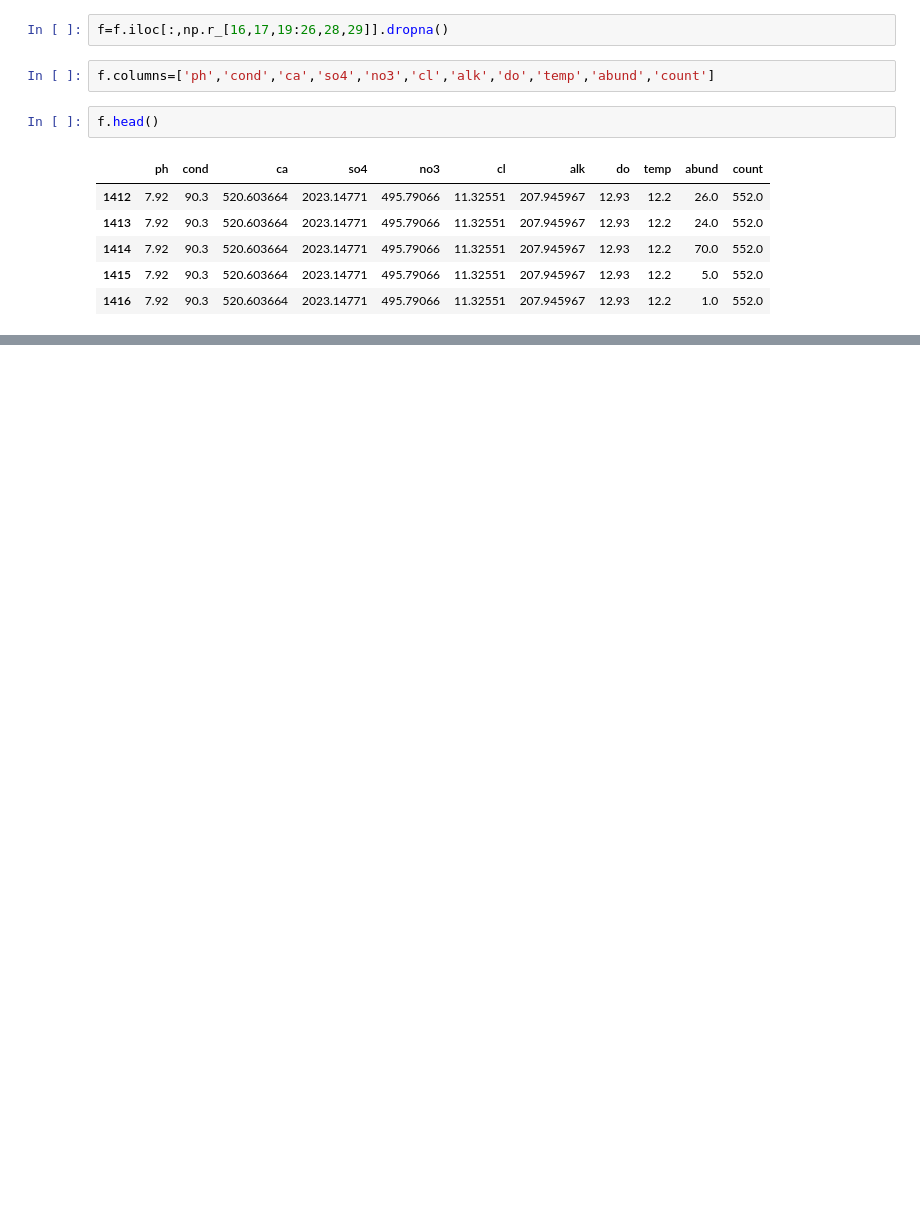
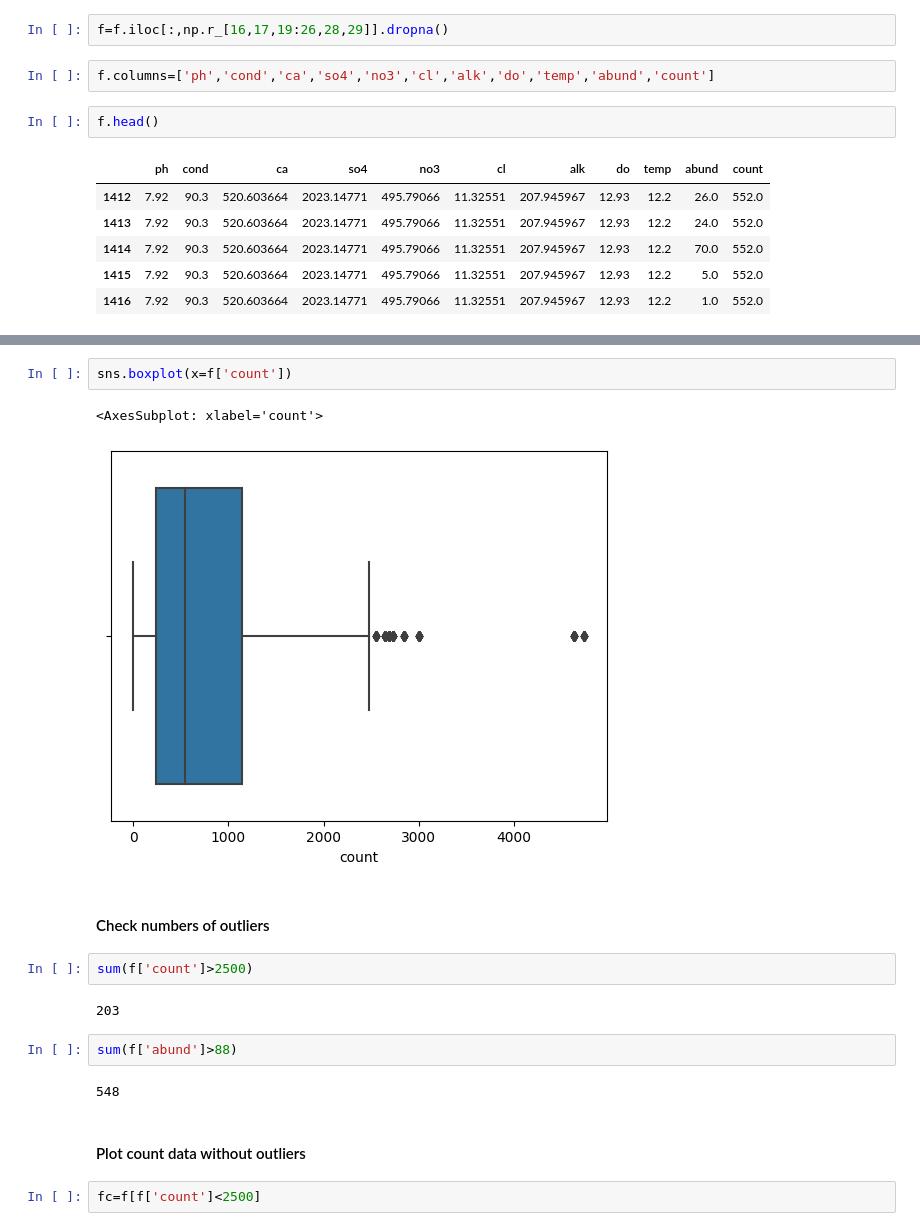
Before and after one commit to ruihan1228/DS, a Jupyter notebook: CapstoneOne/Part_1.ipynb, the cells around one changed output, grey strips where cells are left out. Saved outputs shown, nothing was run; the diff lists cells and outputs as text; blank space fills up the shorter version.

```diff
--- a/CapstoneOne/Part_1.ipynb
+++ b/CapstoneOne/Part_1.ipynb
@@ -67,0 +85,19 @@ f.describe()
+# %%
+sns.boxplot(x=f['count'])
+# %% [output]
+<AxesSubplot: xlabel='count'>
+[figure, added]
+# %% [markdown]
+#### Check numbers of outliers
+# %%
+sum(f['count']>2500)
+# %% [output]
+203
+# %%
+sum(f['abund']>88)
+# %% [output]
+548
+# %% [markdown]
+#### Plot count data without outliers
+# %%
+fc=f[f['count']<2500]
```
Also changed, not shown: parts of 14 cells of this notebook.
